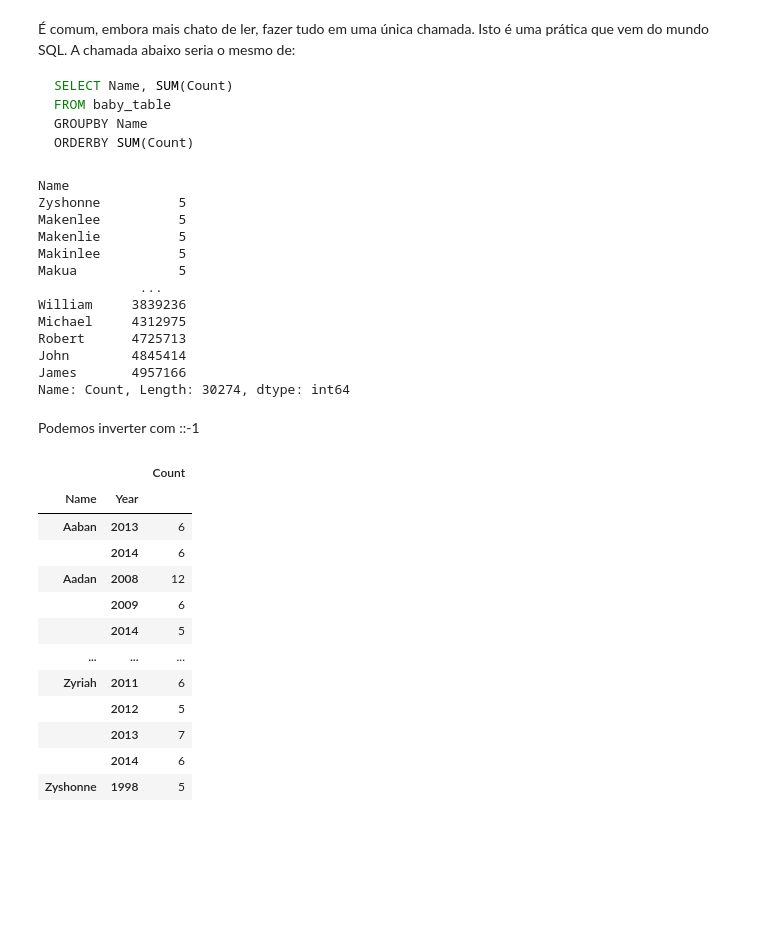
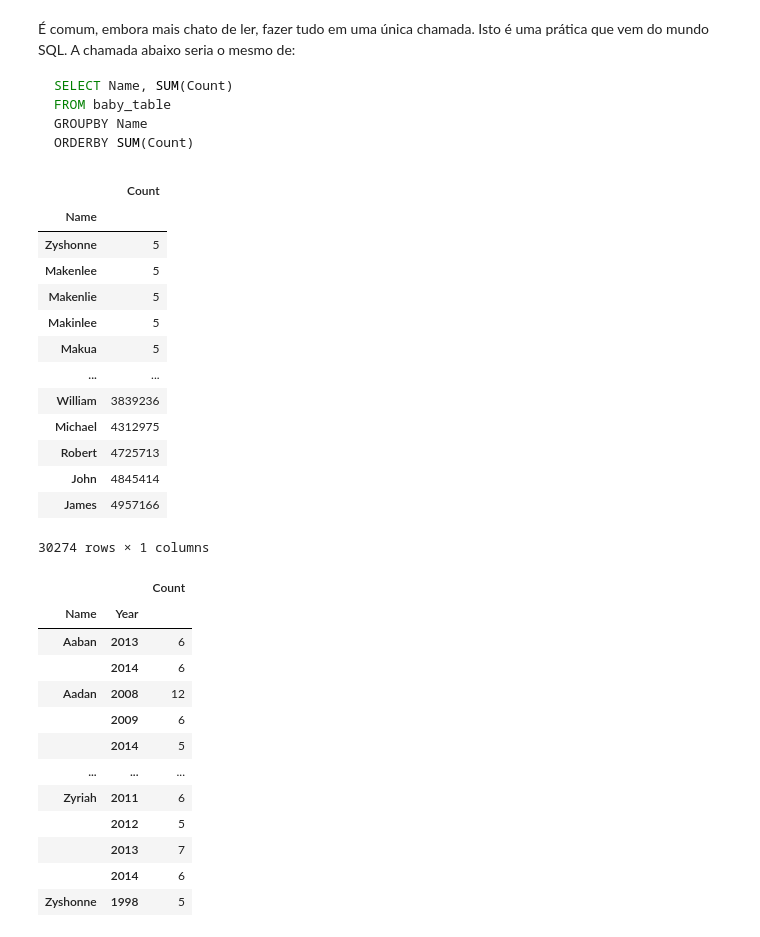
Before and after one commit to icd-ufmg/icd-ufmg.github.io, a Jupyter notebook: _lessons/02-tabelas.ipynb, the cells around one changed output. Drawn from its saved outputs; the diff is of its cells as text; code cells hidden in the pictures; blank space fills up the shorter version.

````diff
--- a/_lessons/02-tabelas.ipynb
+++ b/_lessons/02-tabelas.ipynb
@@ -473,21 +488,24 @@ GROUPBY Name
 ORDERBY SUM(Count)
 ```
 # %%
-df.groupby('Name').sum().sort_values(by='Count')['Count']
+(df[['Name', 'Count']].
+ groupby('Name').
+ sum().
+ sort_values(by='Count')
+)
 # %% [output]
+|  | Count |
+| Name |  |
+| Zyshonne | 5 |
+| Makenlee | 5 |
+| Makenlie | 5 |
+| Makinlee | 5 |
+| Makua | 5 |
+| ... | ... |
+| William | 3839236 |
+| Michael | 4312975 |
+| Robert | 4725713 |
+| John | 4845414 |
+| James | 4957166 |
-Name
-Zyshonne          5
-Makenlee          5
-Makenlie          5
-Makinlee          5
-Makua             5
-             ...
-William     3839236
-Michael     4312975
-Robert      4725713
-John        4845414
-James       4957166
-Name: Count, Length: 30274, dtype: int64
+30274 rows × 1 columns
-# %% [markdown]
-Podemos inverter com ::-1
 # %%
````
Also changed, not shown: parts of 14 cells of this notebook, 1 other file.
